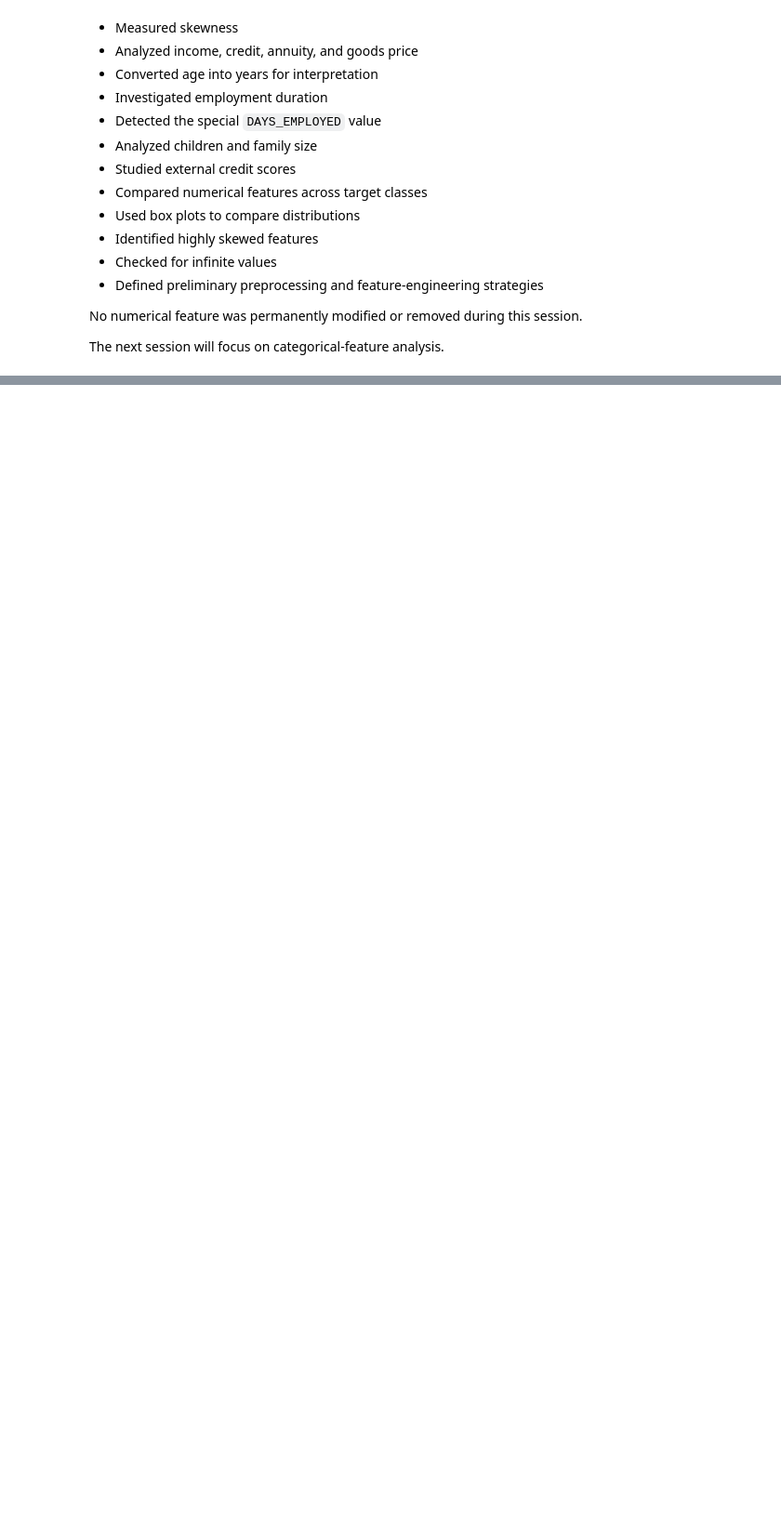
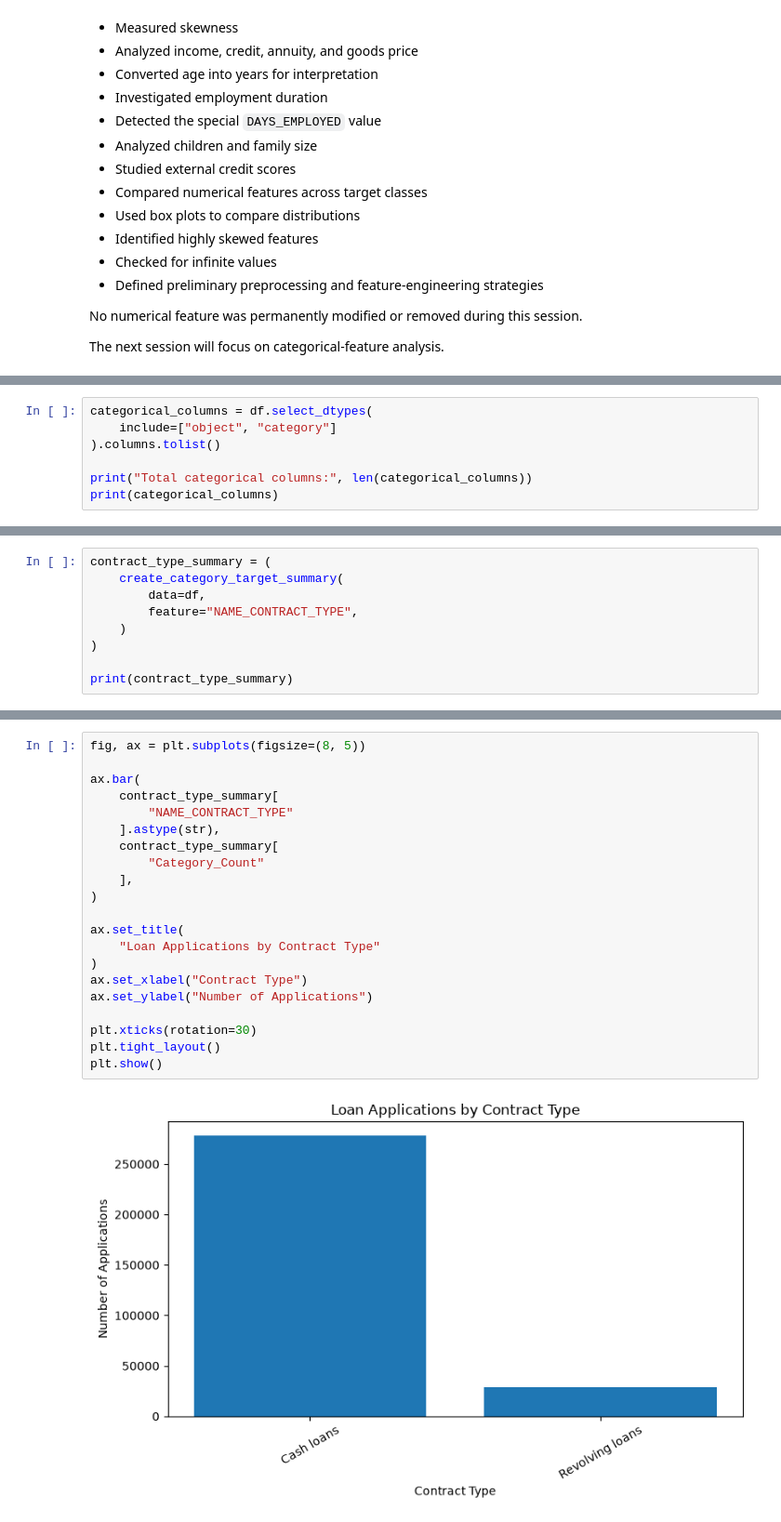
Before and after one commit to Abhilash0079/MachineLearningProjects, a Jupyter notebook: Loan_Default_Risk_Prediction/notebooks/01_EDA.ipynb, the cells around one changed output, grey strips where cells are left out. Shown at 93% size. Cells and saved outputs as stored; diff of their text form; blank space fills up the shorter version.

Commit message:
Step4.5: EDA:Session 5: Categorical Feature Analysis completed.

```diff
--- a/Loan_Default_Risk_Prediction/notebooks/01_EDA.ipynb
+++ b/Loan_Default_Risk_Prediction/notebooks/01_EDA.ipynb
@@ -2517,0 +2565,7 @@ The next session will focus on categorical-feature analysis.
+# %%
+categorical_columns = df.select_dtypes(
+    include=["object", "category"]
+).columns.tolist()
+
+print("Total categorical columns:", len(categorical_columns))
+print(categorical_columns)
@@ -2517,0 +2910,9 @@ The next session will focus on categorical-feature analysis.
+# %%
+contract_type_summary = (
+    create_category_target_summary(
+        data=df,
+        feature="NAME_CONTRACT_TYPE",
+    )
+)
+
+print(contract_type_summary)
@@ -2517,0 +2927,23 @@ The next session will focus on categorical-feature analysis.
+# %%
+fig, ax = plt.subplots(figsize=(8, 5))
+
+ax.bar(
+    contract_type_summary[
+        "NAME_CONTRACT_TYPE"
+    ].astype(str),
+    contract_type_summary[
+        "Category_Count"
+    ],
+)
+
+ax.set_title(
+    "Loan Applications by Contract Type"
+)
+ax.set_xlabel("Contract Type")
+ax.set_ylabel("Number of Applications")
+
+plt.xticks(rotation=30)
+plt.tight_layout()
+plt.show()
+# %% [output]
+[figure, added]
```
Also changed, not shown: parts of 74 cells of this notebook.
